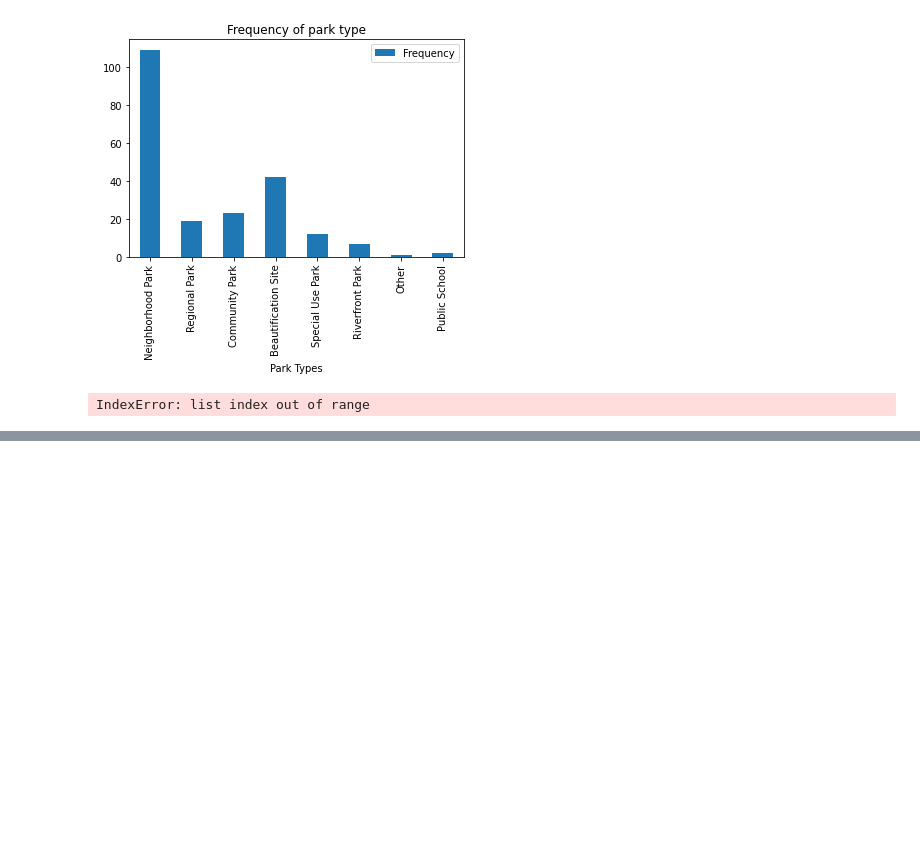
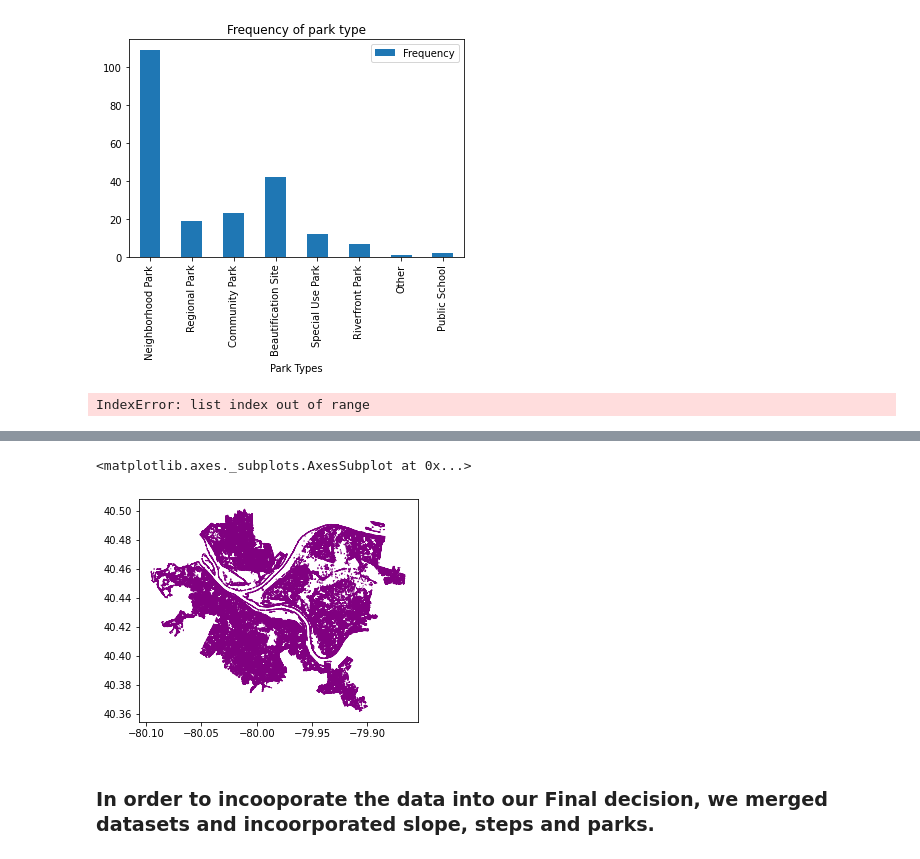
Before and after one commit to AimonFlaherty/CMPINF01-Final-Project, a Jupyter notebook: Final.ipynb, the cells around one changed output, grey strips where cells are left out. Saved outputs shown, nothing was run; the diff lists cells and outputs as text; code cells hidden in the pictures; blank space fills up the shorter version.

```diff
--- a/Final.ipynb
+++ b/Final.ipynb
@@ -61,0 +70,8 @@ IndexError: list index out of range
+# %%
+neighborhoods = geopandas.read_file("ShapeFiles/fec820c6-5238-49a5-a8d6-d064cf5b582f2020328-1-xkwj6i.ci16.shp") # read in the shapefile
+neighborhoods.plot(figsize=(5,5), edgecolor="purple", facecolor="None")
+# %% [output]
+<matplotlib.axes._subplots.AxesSubplot at 0x...>
+[figure, added]
+# %% [markdown]
+### In order to incooporate the data into our Final decision, we merged datasets and incoorporated slope, steps and parks.
```
Also changed, not shown: parts of 2 cells of this notebook, 6 other files.
